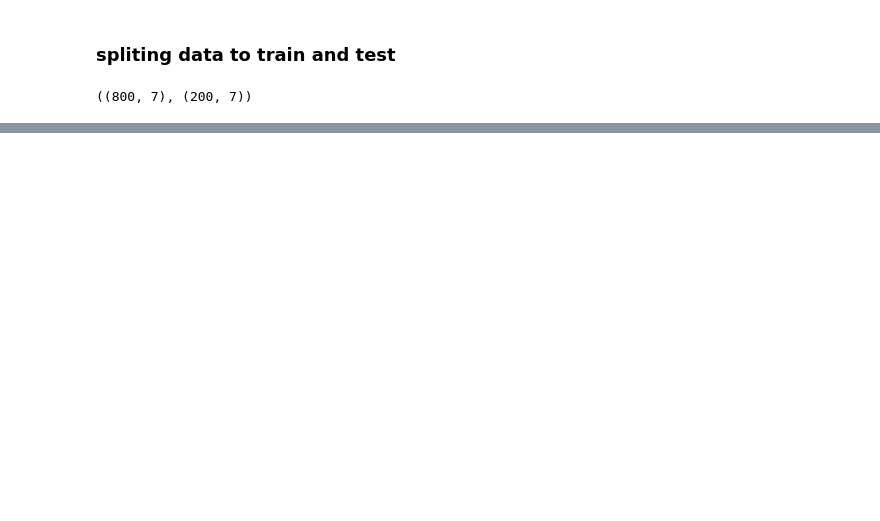
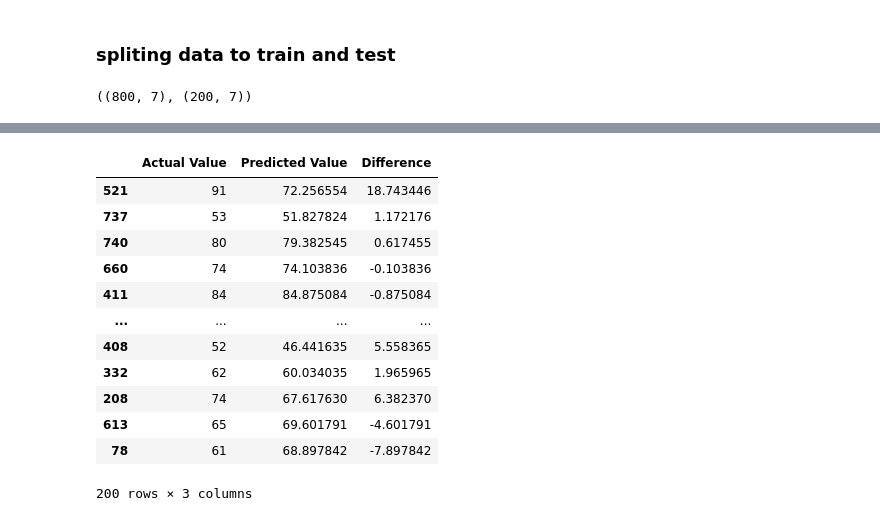
Before and after one commit to ellie-has/mlproject, a Jupyter notebook: notebook/2.Model_Training.ipynb, the cells around one changed output, grey strips where cells are left out. Saved outputs shown, nothing was run; the diff lists cells and outputs as text; code cells hidden in the pictures; blank space fills up the shorter version.

```diff
--- a/notebook/2.Model_Training.ipynb
+++ b/notebook/2.Model_Training.ipynb
@@ -61,0 +154,17 @@ X_train.shape
+# %%
+pred_df=pd.DataFrame({'Actual Value':y_test,'Predicted Value':y_pred,'Difference':y_test-y_pred})
+pred_df
+# %% [output]
+|  | Actual Value | Predicted Value | Difference |
+| 521 | 91 | 72.256554 | 18.743446 |
+| 737 | 53 | 51.827824 | 1.172176 |
+| 740 | 80 | 79.382545 | 0.617455 |
+| 660 | 74 | 74.103836 | -0.103836 |
+| 411 | 84 | 84.875084 | -0.875084 |
+| ... | ... | ... | ... |
+| 408 | 52 | 46.441635 | 5.558365 |
+| 332 | 62 | 60.034035 | 1.965965 |
+| 208 | 74 | 67.617630 | 6.382370 |
+| 613 | 65 | 69.601791 | -4.601791 |
+| 78 | 61 | 68.897842 | -7.897842 |
+200 rows × 3 columns
```
Also changed, not shown: parts of 12 cells of this notebook, 3 other files.
